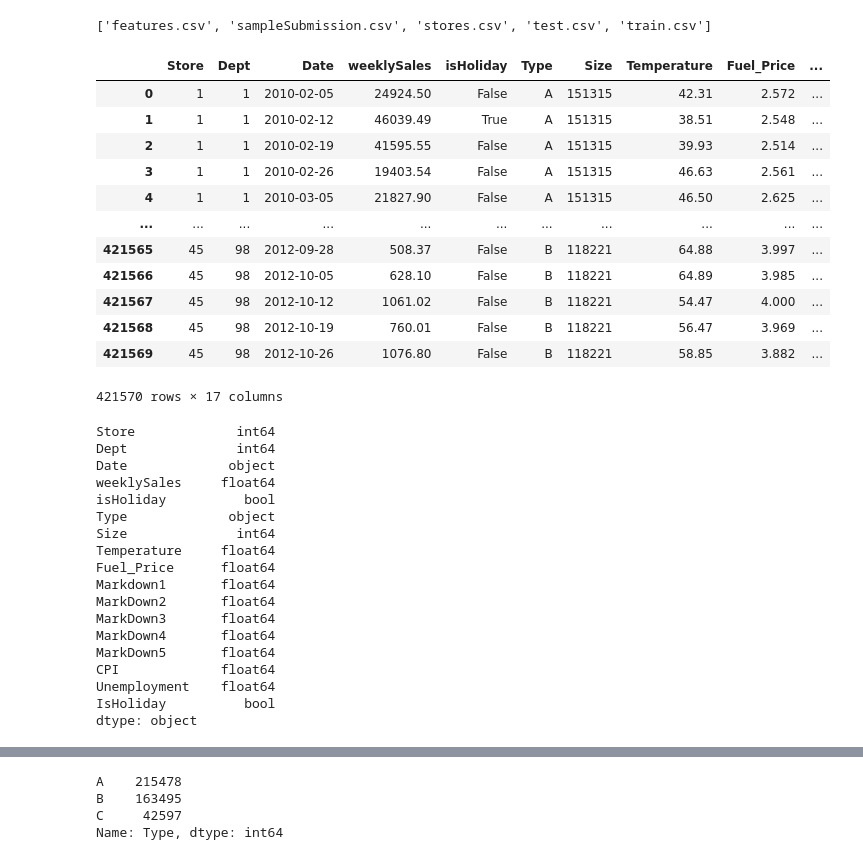
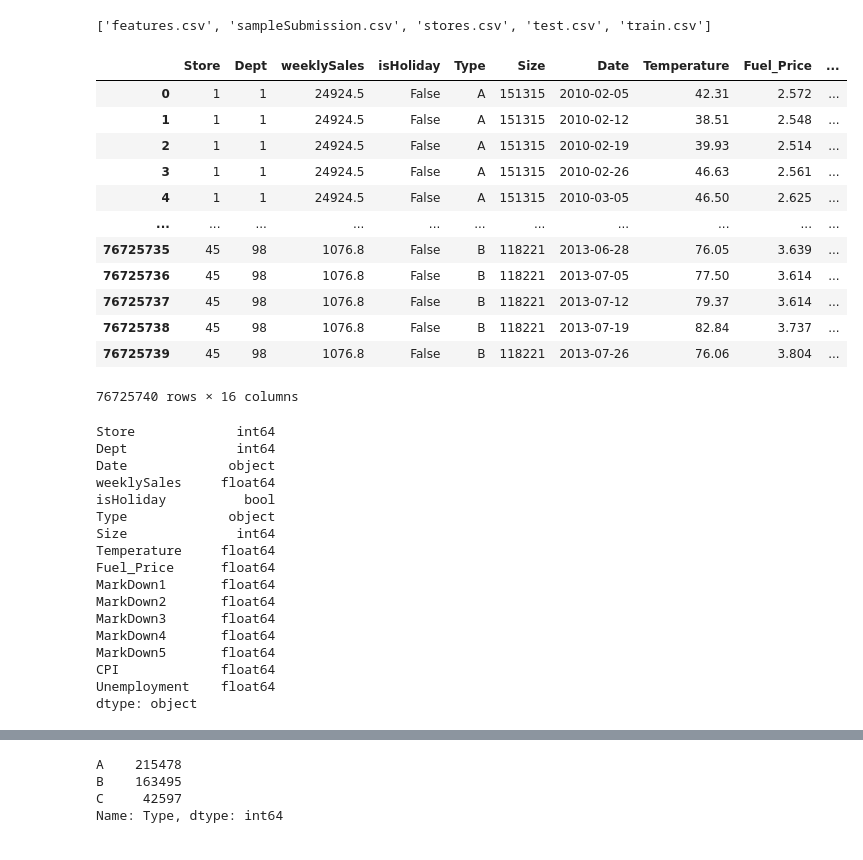
Before and after one commit to 123srb/Walmart-Sales-Forecast, a Jupyter notebook: Walmart Sales Forecast.ipynb, the cells around one changed output, grey strips where cells are left out. Drawn from its saved outputs; the diff is of its cells as text; code cells hidden in the pictures.

```diff
--- a/Walmart Sales Forecast.ipynb
+++ b/Walmart Sales Forecast.ipynb
@@ -13,28 +15,31 @@ print(os.listdir("data"))
 ['features.csv', 'sampleSubmission.csv', 'stores.csv', 'test.csv', 'train.csv']
 # %%
 #import data
-df = pd.read_csv("data/train.csv", names=['Store','Dept','Date','weeklySales','isHoliday'],sep=',', header=0)
-features = pd.read_csv("data/features.csv", names = ['Store','Date','Temperature','Fuel_Price','Markdown1','MarkDown2','MarkDown3','MarkDown4','MarkDown5','CPI','Unemployment','IsHoliday'], sep=',', header=0)
-features.drop(columns=['IsHoliday'])
+df = pd.read_csv("data/train.csv", names=['Store','Dept','Date','weeklySales','isHoliday'],sep=',', header=0, parse_dates=[2], index_col=2,squeeze=True)
+features = pd.read_csv("data/features.csv", names = ['Store','Date','Temperature','Fuel_Price','MarkDown1','MarkDown2','MarkDown3','MarkDown4','MarkDown5','CPI','Unemployment','IsHoliday'], sep=',', header=0)
+#Drop isHoliday because it already exists in df
+features = features.drop(columns=['IsHoliday'])
 stores =pd.read_csv("data/stores.csv",names=['Store','Type','Size'], sep=',',header=0)
+
+
 
 #Join the features and store datasets to the training dataset
 df = df.merge(stores, how='left').merge(features, how='left')
 df
 # %% [output]
-|  | Store | Dept | Date | weeklySales | isHoliday | Type | Size | Temperature | Fuel_Price | ... |
-| 0 | 1 | 1 | 2010-02-05 | 24924.50 | False | A | 151315 | 42.31 | 2.572 | ... |
-| 1 | 1 | 1 | 2010-02-12 | 46039.49 | True | A | 151315 | 38.51 | 2.548 | ... |
-| 2 | 1 | 1 | 2010-02-19 | 41595.55 | False | A | 151315 | 39.93 | 2.514 | ... |
-| 3 | 1 | 1 | 2010-02-26 | 19403.54 | False | A | 151315 | 46.63 | 2.561 | ... |
-| 4 | 1 | 1 | 2010-03-05 | 21827.90 | False | A | 151315 | 46.50 | 2.625 | ... |
+|  | Store | Dept | weeklySales | isHoliday | Type | Size | Date | Temperature | Fuel_Price | ... |
+| 0 | 1 | 1 | 24924.5 | False | A | 151315 | 2010-02-05 | 42.31 | 2.572 | ... |
+| 1 | 1 | 1 | 24924.5 | False | A | 151315 | 2010-02-12 | 38.51 | 2.548 | ... |
+| 2 | 1 | 1 | 24924.5 | False | A | 151315 | 2010-02-19 | 39.93 | 2.514 | ... |
+| 3 | 1 | 1 | 24924.5 | False | A | 151315 | 2010-02-26 | 46.63 | 2.561 | ... |
+| 4 | 1 | 1 | 24924.5 | False | A | 151315 | 2010-03-05 | 46.50 | 2.625 | ... |
 | ... | ... | ... | ... | ... | ... | ... | ... | ... | ... | ... |
-| 421565 | 45 | 98 | 2012-09-28 | 508.37 | False | B | 118221 | 64.88 | 3.997 | ... |
-| 421566 | 45 | 98 | 2012-10-05 | 628.10 | False | B | 118221 | 64.89 | 3.985 | ... |
-| 421567 | 45 | 98 | 2012-10-12 | 1061.02 | False | B | 118221 | 54.47 | 4.000 | ... |
-| 421568 | 45 | 98 | 2012-10-19 | 760.01 | False | B | 118221 | 56.47 | 3.969 | ... |
-| 421569 | 45 | 98 | 2012-10-26 | 1076.80 | False | B | 118221 | 58.85 | 3.882 | ... |
+| 76725735 | 45 | 98 | 1076.8 | False | B | 118221 | 2013-06-28 | 76.05 | 3.639 | ... |
+| 76725736 | 45 | 98 | 1076.8 | False | B | 118221 | 2013-07-05 | 77.50 | 3.614 | ... |
+| 76725737 | 45 | 98 | 1076.8 | False | B | 118221 | 2013-07-12 | 79.37 | 3.614 | ... |
+| 76725738 | 45 | 98 | 1076.8 | False | B | 118221 | 2013-07-19 | 82.84 | 3.737 | ... |
+| 76725739 | 45 | 98 | 1076.8 | False | B | 118221 | 2013-07-26 | 76.06 | 3.804 | ... |
-421570 rows × 17 columns
+76725740 rows × 16 columns
 # %%
 df.dtypes
 # %% [output]
@@ -47,14 +52,13 @@ Type             object
 Size              int64
 Temperature     float64
 Fuel_Price      float64
-Markdown1       float64
+MarkDown1       float64
 MarkDown2       float64
 MarkDown3       float64
 MarkDown4       float64
 MarkDown5       float64
 CPI             float64
 Unemployment    float64
-IsHoliday          bool
 dtype: object
 # %%
 df.describe()
```
Also changed, not shown: parts of 13 cells of this notebook.
